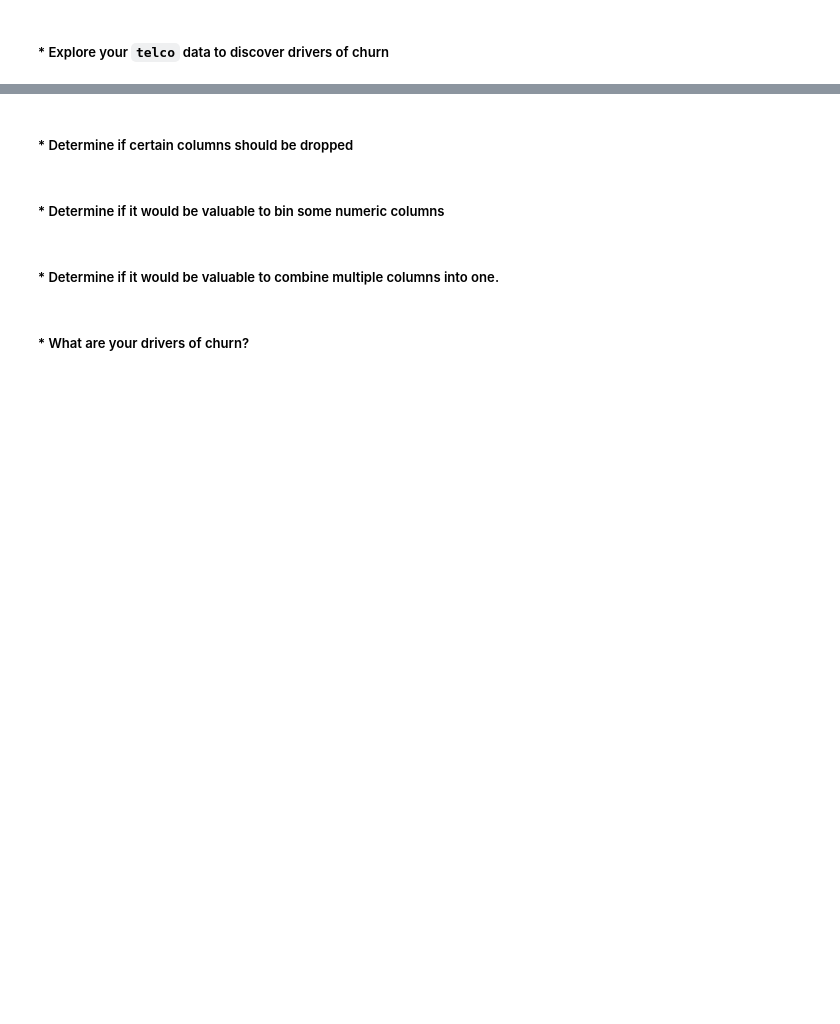
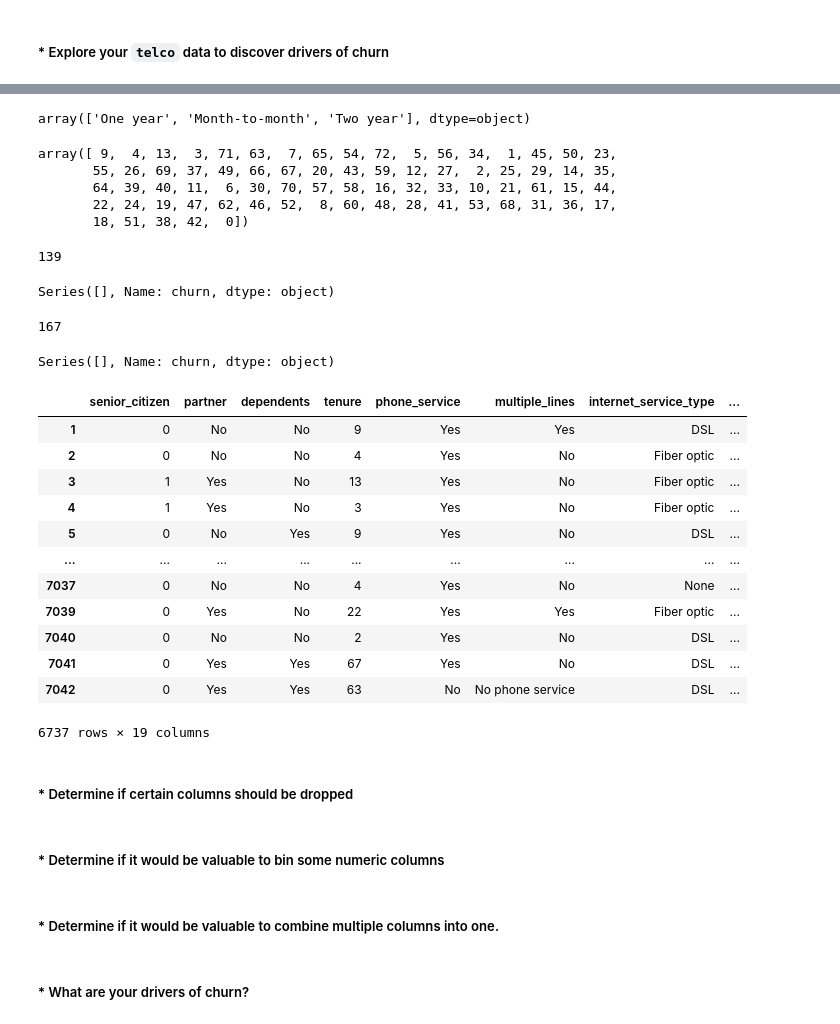
Before and after one commit to David-Howell/classification-exercises, a Jupyter notebook: classification_exercises.ipynb, the cells around one changed output, grey strips where cells are left out. Saved outputs shown, nothing was run; the diff lists cells and outputs as text; code cells hidden in the pictures; blank space fills up the shorter version.

```diff
--- a/classification_exercises.ipynb
+++ b/classification_exercises.ipynb
@@ -2193,0 +2296,2 @@ Name: total_charges, dtype: float64
+# %%
+df1= acquire.get_telco_data()
@@ -2193,0 +2318,50 @@ Name: total_charges, dtype: float64
+# %%
+df1.contract_type.unique()
+# %% [output]
+array(['One year', 'Month-to-month', 'Two year'], dtype=object)
+# %%
+df1.tenure.unique()
+# %% [output]
+array([ 9,  4, 13,  3, 71, 63,  7, 65, 54, 72,  5, 56, 34,  1, 45, 50, 23,
+       55, 26, 69, 37, 49, 66, 67, 20, 43, 59, 12, 27,  2, 25, 29, 14, 35,
+       64, 39, 40, 11,  6, 30, 70, 57, 58, 16, 32, 33, 10, 21, 61, 15, 44,
+       22, 24, 19, 47, 62, 46, 52,  8, 60, 48, 28, 41, 53, 68, 31, 36, 17,
+       18, 51, 38, 42,  0])
+# %%
+no_opp = df1[(df1.contract_type == 'One year') & (df.tenure <= 13)]
+# %%
+len(no_opp)
+# %% [output]
+139
+# %%
+no_opp.churn[no_opp.churn == 1]
+# %% [output]
+Series([], Name: churn, dtype: object)
+# %%
+no_opp2 = df1[(df1.contract_type == 'Two year')& (df.tenure <= 25)]
+# %%
+len(no_opp2)
+# %% [output]
+167
+# %%
+no_opp2.churn[no_opp2.churn == 1]
+# %% [output]
+Series([], Name: churn, dtype: object)
+# %%
+df1.drop(no_opp.index)\
+.drop(no_opp2.index)\
+.drop(columns=['gender', 'customer_id'])
+# %% [output]
+|  | senior_citizen | partner | dependents | tenure | phone_service | multiple_lines | internet_service_type | ... |
+| 1 | 0 | No | No | 9 | Yes | Yes | DSL | ... |
+| 2 | 0 | No | No | 4 | Yes | No | Fiber optic | ... |
+| 3 | 1 | Yes | No | 13 | Yes | No | Fiber optic | ... |
+| 4 | 1 | Yes | No | 3 | Yes | No | Fiber optic | ... |
+| 5 | 0 | No | Yes | 9 | Yes | No | DSL | ... |
+| ... | ... | ... | ... | ... | ... | ... | ... | ... |
+| 7037 | 0 | No | No | 4 | Yes | No | None | ... |
+| 7039 | 0 | Yes | No | 22 | Yes | Yes | Fiber optic | ... |
+| 7040 | 0 | No | No | 2 | Yes | No | DSL | ... |
+| 7041 | 0 | Yes | Yes | 67 | Yes | No | DSL | ... |
+| 7042 | 0 | Yes | Yes | 63 | No | No phone service | DSL | ... |
+6737 rows × 19 columns
```
Also changed, not shown: parts of 14 cells of this notebook.
